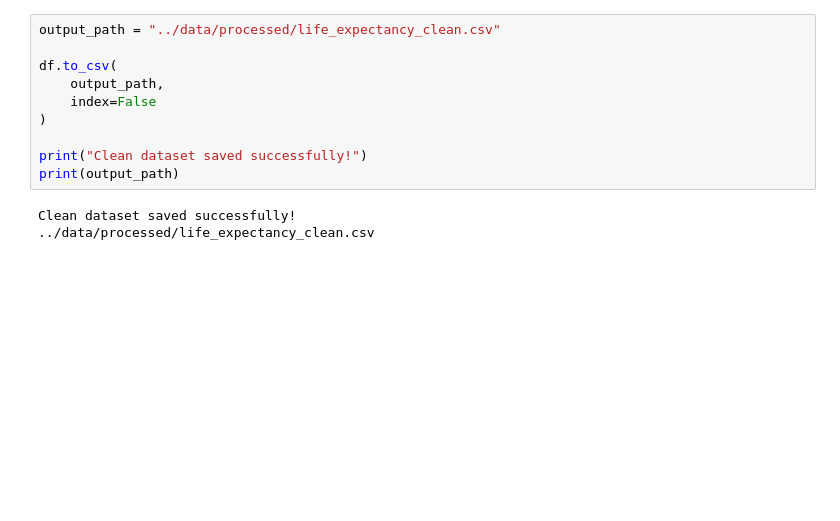
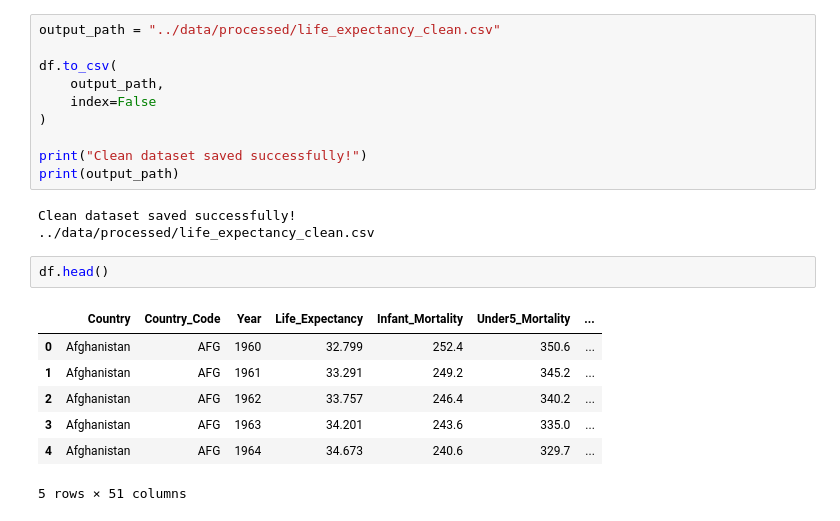
Before and after one commit to Savindi2002/Life_Expectancy_Project, a Jupyter notebook: notebooks/03_data_cleaning.ipynb, the cells around one changed output. Saved outputs shown, nothing was run; the diff lists cells and outputs as text; blank space fills up the shorter version.

```diff
--- a/notebooks/03_data_cleaning.ipynb
+++ b/notebooks/03_data_cleaning.ipynb
@@ -343,3 +343,13 @@ print(output_path)
 # %% [output]
 Clean dataset saved successfully!
 ../data/processed/life_expectancy_clean.csv
+# %%
+df.head()
+# %% [output]
+|  | Country | Country_Code | Year | Life_Expectancy | Infant_Mortality | Under5_Mortality | ... |
+| 0 | Afghanistan | AFG | 1960 | 32.799 | 252.4 | 350.6 | ... |
+| 1 | Afghanistan | AFG | 1961 | 33.291 | 249.2 | 345.2 | ... |
+| 2 | Afghanistan | AFG | 1962 | 33.757 | 246.4 | 340.2 | ... |
+| 3 | Afghanistan | AFG | 1963 | 34.201 | 243.6 | 335.0 | ... |
+| 4 | Afghanistan | AFG | 1964 | 34.673 | 240.6 | 329.7 | ... |
+5 rows × 51 columns
```
Also changed, not shown: parts of 1 cell of this notebook, 1 other file.
